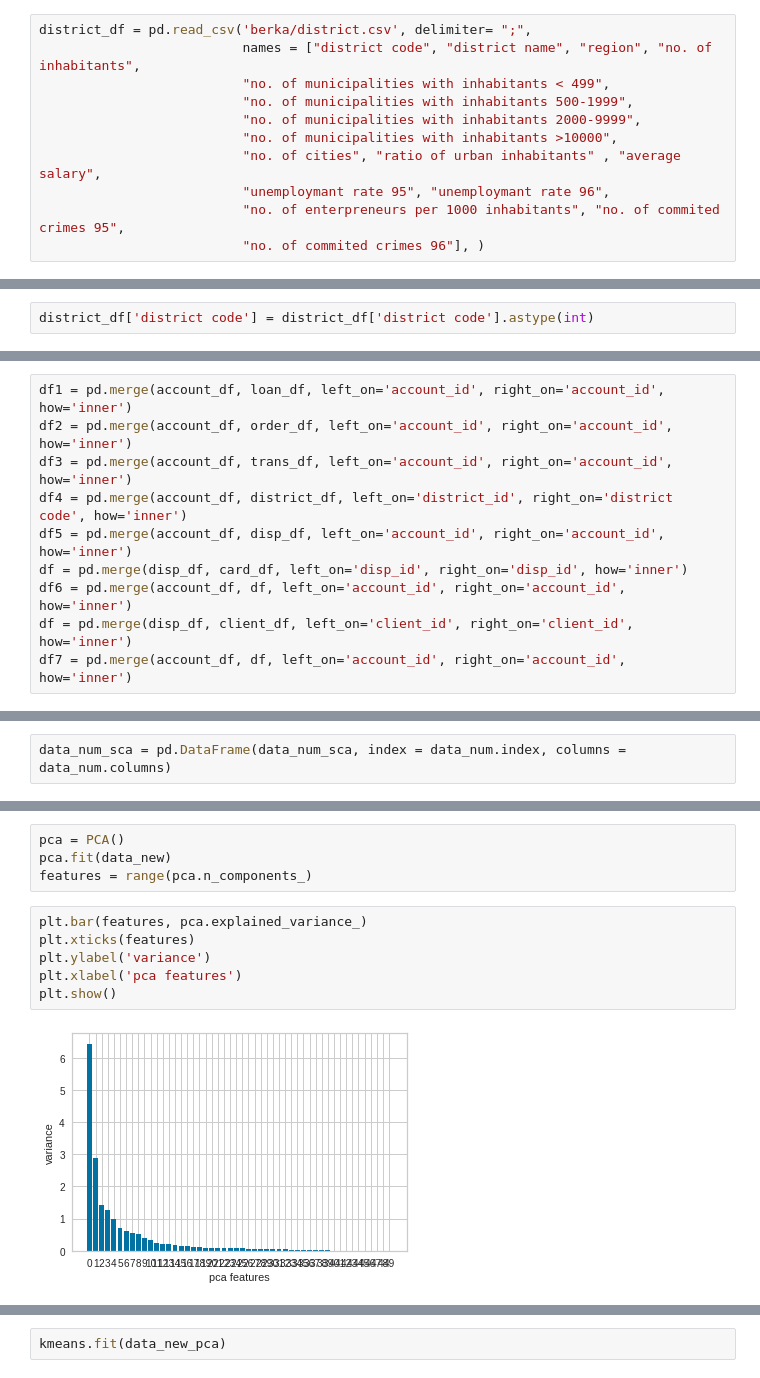
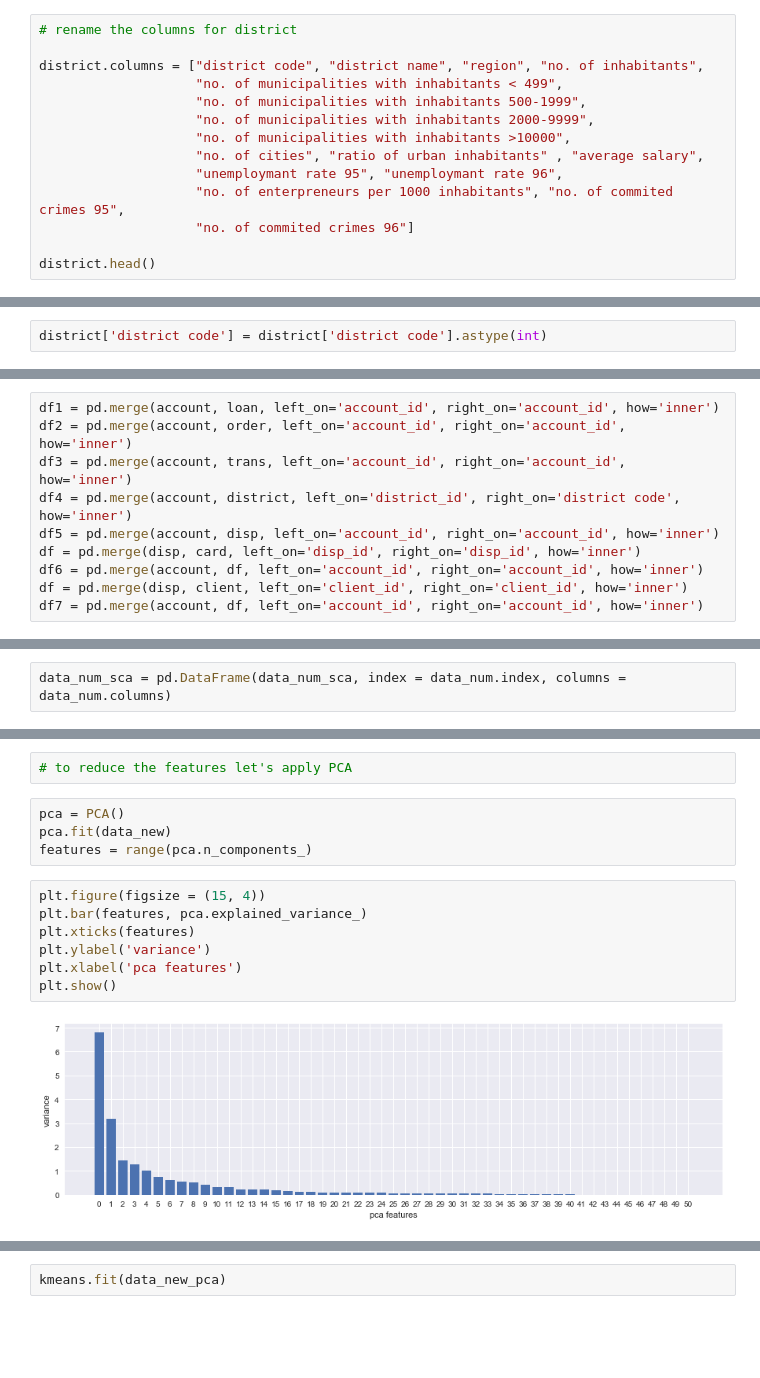
Before and after one commit to Nik8x/Anti_money_Laundering, a Jupyter notebook: AML_Transaction.ipynb, the cells around one changed output, grey strips where cells are left out. Saved outputs shown, nothing was run; the diff lists cells and outputs as text; blank space fills up the shorter version.

```diff
--- a/AML_Transaction.ipynb
+++ b/AML_Transaction.ipynb
@@ -34,11 +113,14 @@ from xgboost import XGBClassifier
 # %%
-district_df = pd.read_csv('berka/district.csv', delimiter= ";",
-                          names = ["district code", "district name", "region", "no. of inhabitants",
-                          "no. of municipalities with inhabitants < 499",
-                          "no. of municipalities with inhabitants 500-1999",
-                          "no. of municipalities with inhabitants 2000-9999",
-                          "no. of municipalities with inhabitants >10000",
-                          "no. of cities", "ratio of urban inhabitants" , "average salary",
-                          "unemploymant rate 95", "unemploymant rate 96",
-                          "no. of enterpreneurs per 1000 inhabitants", "no. of commited crimes 95",
-                          "no. of commited crimes 96"], )
+# rename the columns for district
+
+district.columns = ["district code", "district name", "region", "no. of inhabitants",
+                    "no. of municipalities with inhabitants < 499",
+                    "no. of municipalities with inhabitants 500-1999",
+                    "no. of municipalities with inhabitants 2000-9999",
+                    "no. of municipalities with inhabitants >10000",
+                    "no. of cities", "ratio of urban inhabitants" , "average salary",
+                    "unemploymant rate 95", "unemploymant rate 96",
+                    "no. of enterpreneurs per 1000 inhabitants", "no. of commited crimes 95",
+                    "no. of commited crimes 96"]
+
+district.head()
@@ -59,2 +134,2 @@ district_df.shape
 # %%
-district_df['district code'] = district_df['district code'].astype(int)
+district['district code'] = district['district code'].astype(int)
@@ -140,13 +165,13 @@ df = pd.merge(account_df, load_df, left_on='client_district_id', right_on='distr
 # %%
-df1 = pd.merge(account_df, loan_df, left_on='account_id', right_on='account_id', how='inner')
-df2 = pd.merge(account_df, order_df, left_on='account_id', right_on='account_id', how='inner')
-df3 = pd.merge(account_df, trans_df, left_on='account_id', right_on='account_id', how='inner')
-df4 = pd.merge(account_df, district_df, left_on='district_id', right_on='district code', how='inner')
-df5 = pd.merge(account_df, disp_df, left_on='account_id', right_on='account_id', how='inner')
-df = pd.merge(disp_df, card_df, left_on='disp_id', right_on='disp_id', how='inner')
-df6 = pd.merge(account_df, df, left_on='account_id', right_on='account_id', how='inner')
-df = pd.merge(disp_df, client_df, left_on='client_id', right_on='client_id', how='inner')
-df7 = pd.merge(account_df, df, left_on='account_id', right_on='account_id', how='inner')
+df1 = pd.merge(account, loan, left_on='account_id', right_on='account_id', how='inner')
+df2 = pd.merge(account, order, left_on='account_id', right_on='account_id', how='inner')
+df3 = pd.merge(account, trans, left_on='account_id', right_on='account_id', how='inner')
+df4 = pd.merge(account, district, left_on='district_id', right_on='district code', how='inner')
+df5 = pd.merge(account, disp, left_on='account_id', right_on='account_id', how='inner')
+df = pd.merge(disp, card, left_on='disp_id', right_on='disp_id', how='inner')
+df6 = pd.merge(account, df, left_on='account_id', right_on='account_id', how='inner')
+df = pd.merge(disp, client, left_on='client_id', right_on='client_id', how='inner')
+df7 = pd.merge(account, df, left_on='account_id', right_on='account_id', how='inner')
 # %%
 from functools import reduce
 # %%
@@ -373,12 +379,15 @@ from sklearn.decomposition import PCA
+# %%
+# to reduce the features let's apply PCA
 # %%
 pca = PCA()
 pca.fit(data_new)
 features = range(pca.n_components_)
 # %%
+plt.figure(figsize = (15, 4))
 plt.bar(features, pca.explained_variance_)
 plt.xticks(features)
 plt.ylabel('variance')
 plt.xlabel('pca features')
 plt.show()
 # %% [output]
-[figure, old version]
+[figure, new version]
```
Also changed, not shown: parts of 140 cells of this notebook.
